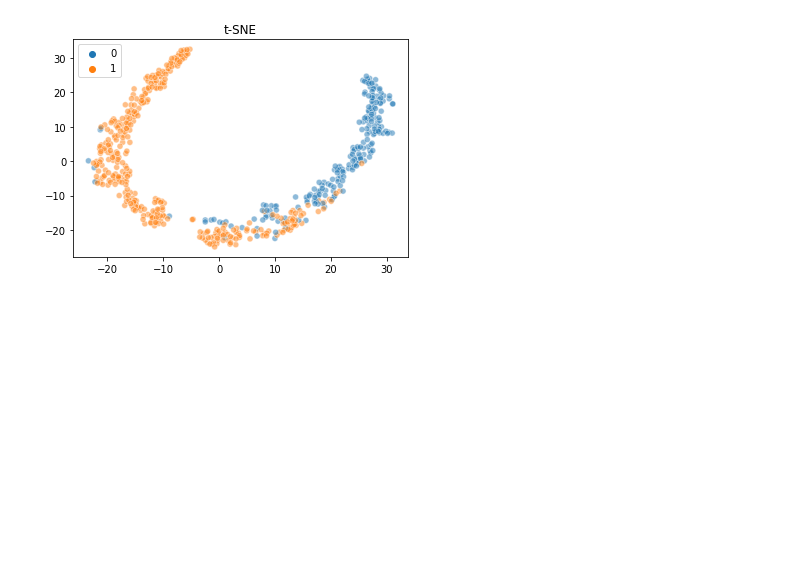
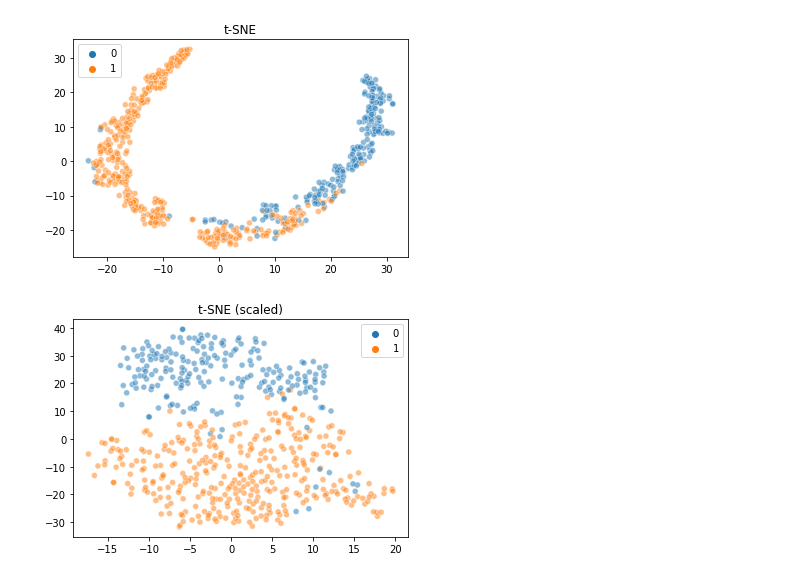
Before and after one commit to goerlitz/binary-classification, a Jupyter notebook: wisconsin-breast-cancer/wdbc_dimensionality_reduction.ipynb, the cells around one changed output. Cells and saved outputs as stored; diff of their text form; code cells hidden in the pictures; blank space fills up the shorter version.

```diff
--- a/wisconsin-breast-cancer/wdbc_dimensionality_reduction.ipynb
+++ b/wisconsin-breast-cancer/wdbc_dimensionality_reduction.ipynb
@@ -49,3 +63,9 @@ plot2Dtrans(X,y,
             't-SNE')
 # %% [output]
 [figure]
+# %%
+plot2Dtrans(X_scaled,y,
+            TSNE(n_components=2, random_state=42),
+            't-SNE (scaled)')
+# %% [output]
+[figure, added]
```
Also changed, not shown: parts of 3 cells of this notebook, 1 other file.
